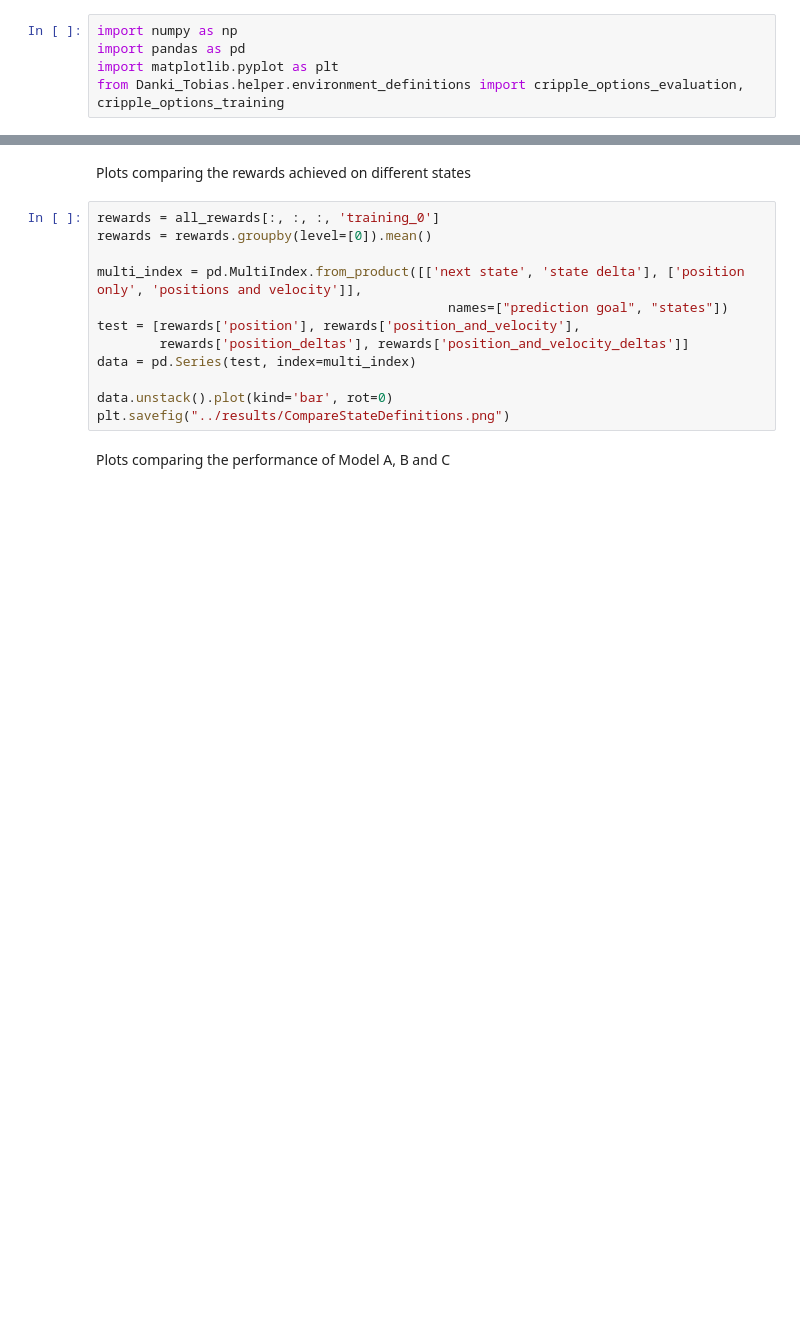
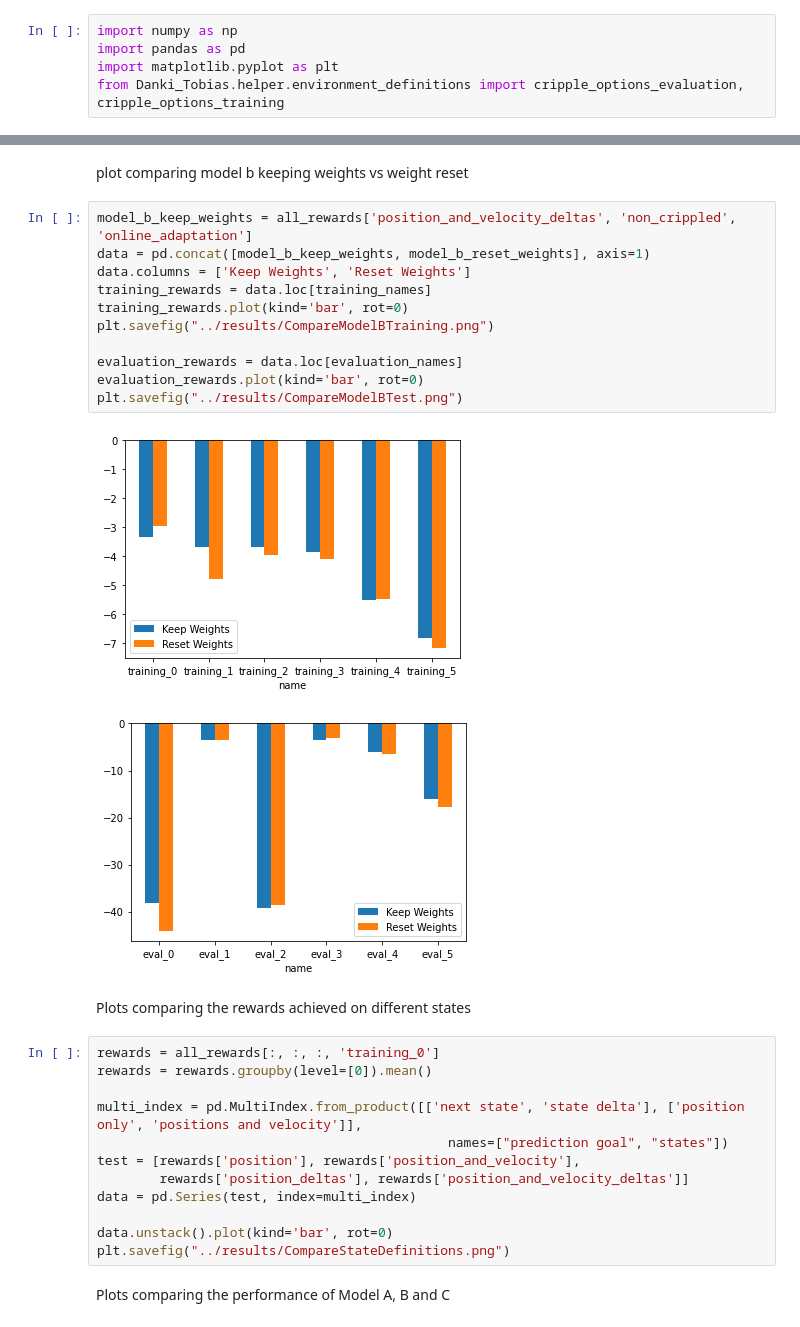
Before and after one commit to DankiLiu/DL4Robotics, a Jupyter notebook: Danki_Tobias/evaluation/plot_statistics.ipynb, the cells around one changed output, grey strips where cells are left out. Cells and saved outputs as stored; diff of their text form; blank space fills up the shorter version.

```diff
--- a/Danki_Tobias/evaluation/plot_statistics.ipynb
+++ b/Danki_Tobias/evaluation/plot_statistics.ipynb
@@ -40,3 +55,19 @@ all_rewards = read_all_rewards()
+# %% [markdown]
+plot comparing model b keeping weights vs weight reset
+# %%
+model_b_keep_weights = all_rewards['position_and_velocity_deltas', 'non_crippled', 'online_adaptation']
+data = pd.concat([model_b_keep_weights, model_b_reset_weights], axis=1)
+data.columns = ['Keep Weights', 'Reset Weights']
+training_rewards = data.loc[training_names]
+training_rewards.plot(kind='bar', rot=0)
+plt.savefig("../results/CompareModelBTraining.png")
+
+evaluation_rewards = data.loc[evaluation_names]
+evaluation_rewards.plot(kind='bar', rot=0)
+plt.savefig("../results/CompareModelBTest.png")
+# %% [output]
+[figure, added]
+[figure, added]
 # %% [markdown]
 Plots comparing the rewards achieved on different states
 # %%
```
Also changed, not shown: parts of 1 cell of this notebook, 3 other files.
